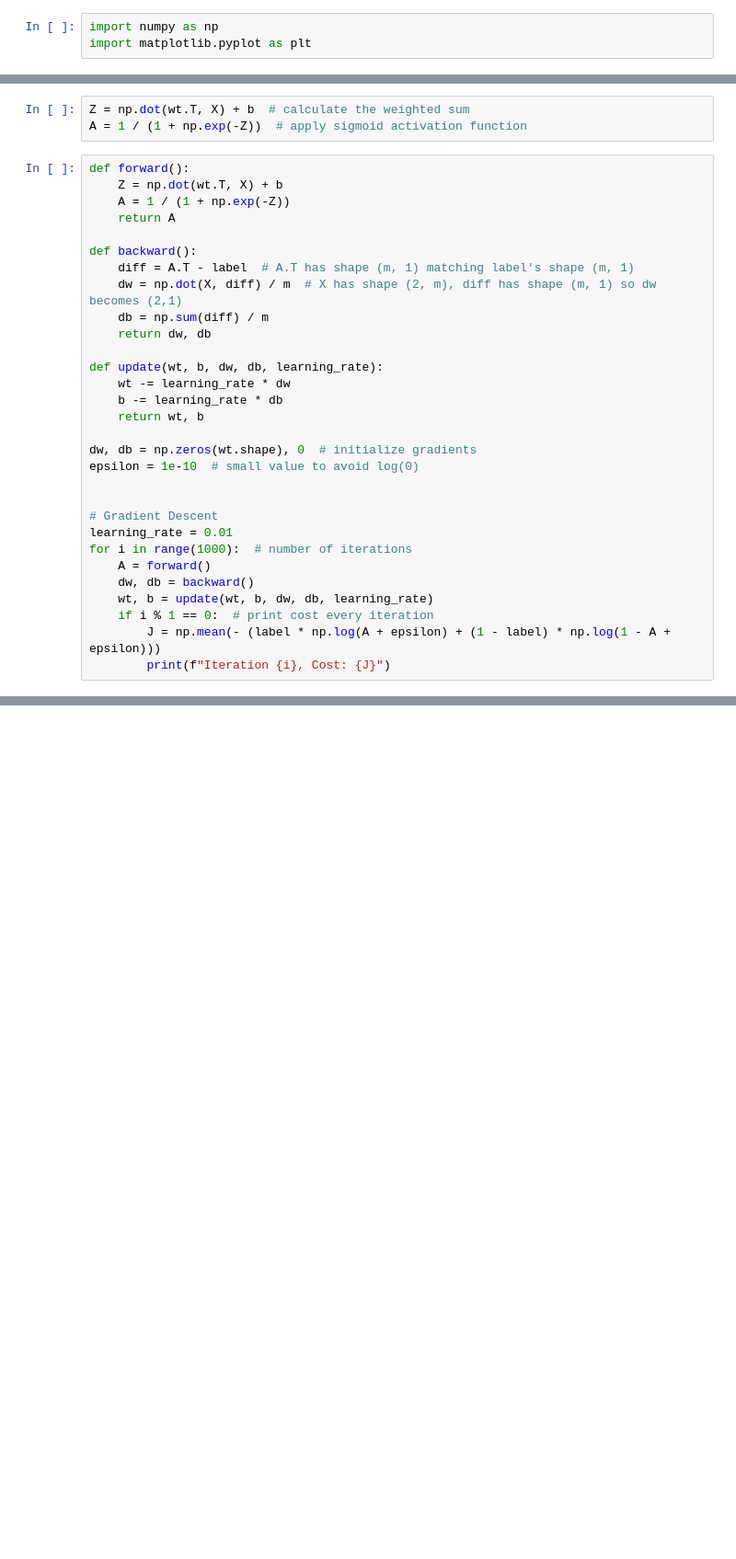
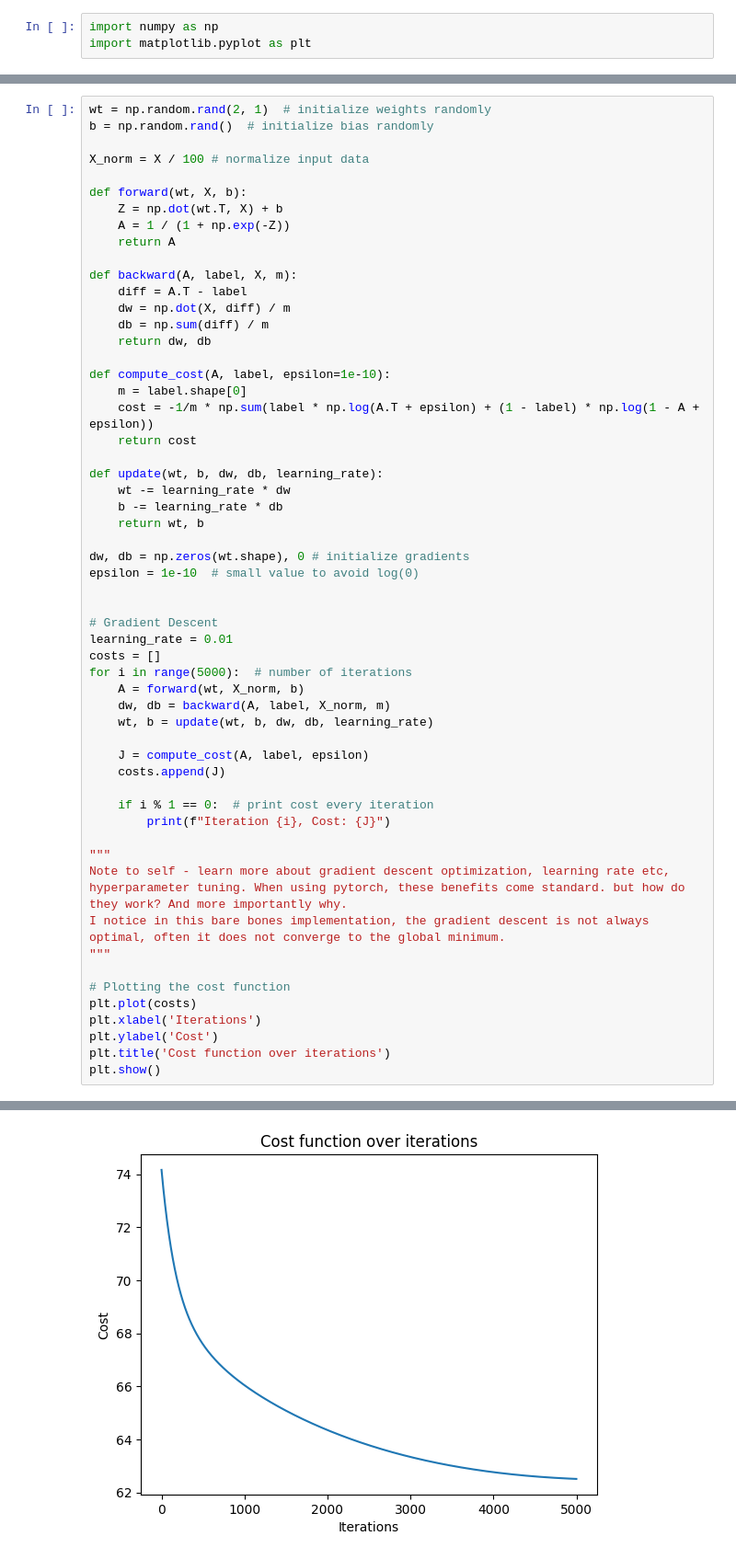
Before and after one commit to conjeevaram/Logistic-Regression, a Jupyter notebook: main.ipynb, the cells around one changed output, grey strips where cells are left out. Shown at 92% size. Cells and saved outputs as stored; diff of their text form; blank space fills up the shorter version.

```diff
--- a/main.ipynb
+++ b/main.ipynb
@@ -89,34 +45,57 @@ print(X, wt, b)
-# %%
-Z = np.dot(wt.T, X) + b  # calculate the weighted sum
-A = 1 / (1 + np.exp(-Z))  # apply sigmoid activation function
 # %%
-def forward():
+wt = np.random.rand(2, 1)  # initialize weights randomly
+b = np.random.rand()  # initialize bias randomly
+
+X_norm = X / 100 # normalize input data
+
+def forward(wt, X, b):
     Z = np.dot(wt.T, X) + b
     A = 1 / (1 + np.exp(-Z))
     return A
 
-def backward():
-    diff = A.T - label  # A.T has shape (m, 1) matching label's shape (m, 1)
-    dw = np.dot(X, diff) / m  # X has shape (2, m), diff has shape (m, 1) so dw becomes (2,1)
+def backward(A, label, X, m):
+    diff = A.T - label
+    dw = np.dot(X, diff) / m
     db = np.sum(diff) / m
     return dw, db
+
+def compute_cost(A, label, epsilon=1e-10):
+    m = label.shape[0]
+    cost = -1/m * np.sum(label * np.log(A.T + epsilon) + (1 - label) * np.log(1 - A + epsilon))
+    return cost
 
 def update(wt, b, dw, db, learning_rate):
     wt -= learning_rate * dw
     b -= learning_rate * db
     return wt, b
 
-dw, db = np.zeros(wt.shape), 0  # initialize gradients
+dw, db = np.zeros(wt.shape), 0 # initialize gradients
 epsilon = 1e-10  # small value to avoid log(0)
 
 
 # Gradient Descent
 learning_rate = 0.01
-for i in range(1000):  # number of iterations
-    A = forward()
-    dw, db = backward()
+costs = []
+for i in range(5000):  # number of iterations
+    A = forward(wt, X_norm, b)
+    dw, db = backward(A, label, X_norm, m)
     wt, b = update(wt, b, dw, db, learning_rate)
+
+    J = compute_cost(A, label, epsilon)
+    costs.append(J)
+
     if i % 1 == 0:  # print cost every iteration
-        J = np.mean(- (label * np.log(A + epsilon) + (1 - label) * np.log(1 - A + epsilon)))
         print(f"Iteration {i}, Cost: {J}")
+
+"""
+Note to self - learn more about gradient descent optimization, learning rate etc, hyperparameter tuning. When using pytorch, these benefits come standard. but how do they work? And more importantly why.
+I notice in this bare bones implementation, the gradient descent is not always optimal, often it does not converge to the global minimum.
+"""
+
+# Plotting the cost function
+plt.plot(costs)
+plt.xlabel('Iterations')
+plt.ylabel('Cost')
+plt.title('Cost function over iterations')
+plt.show()
 # %% [output]
@@ -139,0 +119 @@ Iteration 999, Cost: 2.1112620743699577
+[figure, added]
```
Also changed, not shown: parts of 6 cells of this notebook.
